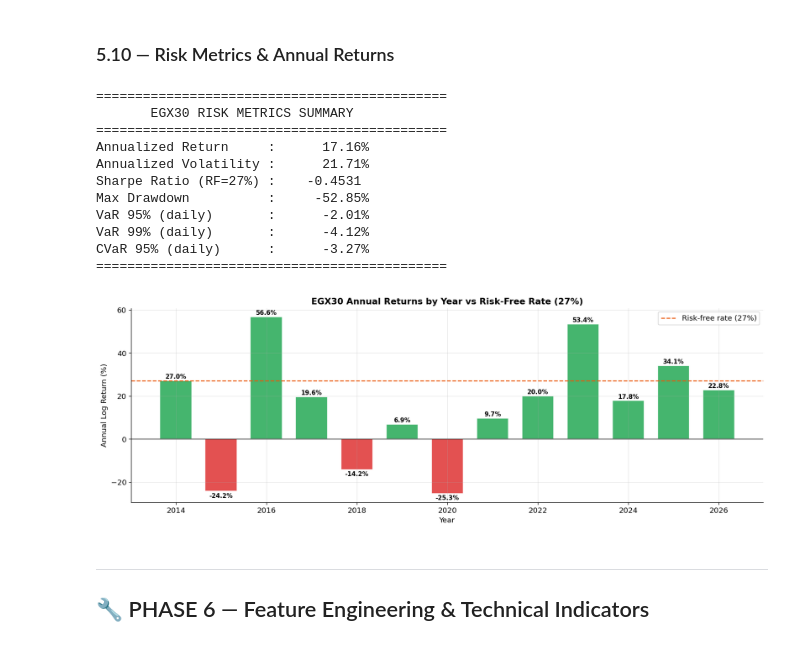
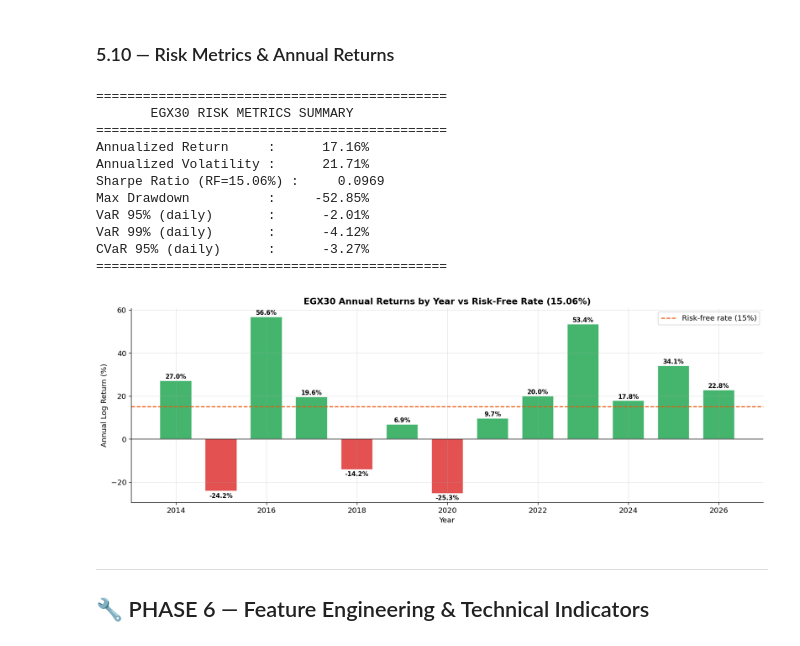
Before and after one commit to markraouf10/EGX30-Analysis, a Jupyter notebook: EGX30_Analysis.ipynb, the cells around one changed output. Cells and saved outputs as stored; diff of their text form; code cells hidden in the pictures.

Commit message:
Fix Sharpe ratio: RF updated from 27% to 15.06% avg CBE rate (2014-2025)

```diff
--- a/EGX30_Analysis.ipynb
+++ b/EGX30_Analysis.ipynb
@@ -603,8 +603,10 @@ plt.show()
 ### 5.10 — Risk Metrics & Annual Returns
 # %%
 # Sharpe ratio: risk-adjusted return above the risk-free rate
-# RF = 27% (Egyptian T-bill rate, approx average over analysis period)
-# Sharpe < 0 means EGX30 did not compensate investors for volatility
+# RF = 15.06% (Egyptian T-bill rate, approx average over analysis period)
+# Sharpe > 0 means EGX30 marginally outperformed T-bills on a risk-adjusted basis
+# however the premium is near-zero (+0.10), meaning the return barely compensated
+# investors for the volatility and drawdown risk taken
 # relative to simply holding T-bills — an honest and important finding
 # VaR: the loss threshold we expect NOT to breach on X% of trading days
 # CVaR (Expected Shortfall): average loss on days WORSE than VaR threshold
@@ -612,7 +614,7 @@ plt.show()
 
 annual_ret  = df['Log_Return'].mean()  * 252  * 100
 annual_vol  = df['Log_Return'].std()   * np.sqrt(252) * 100
-RF_ANNUAL   = 27.0  # Egyptian T-bill rate (approx average over analysis period)
+RF_ANNUAL = 15.06  # Average CBE overnight deposit rate 2014-2025
 sharpe      = (annual_ret - RF_ANNUAL) / annual_vol
 max_dd_val  = df['Drawdown'].min()
 var_95      = np.percentile(df['Log_Return'], 5)  * 100
@@ -624,7 +626,7 @@ print('       EGX30 RISK METRICS SUMMARY')
 print('='*45)
 print(f'Annualized Return     : {annual_ret:>10.2f}%')
 print(f'Annualized Volatility : {annual_vol:>10.2f}%')
-print(f'Sharpe Ratio (RF=27%) : {sharpe:>10.4f}')
+print(f'Sharpe Ratio (RF=15.06%) : {sharpe:>10.4f}')
 print(f'Max Drawdown          : {max_dd_val:>10.2f}%')
 print(f'VaR 95% (daily)       : {var_95:>10.2f}%')
 print(f'VaR 99% (daily)       : {var_99:>10.2f}%')
@@ -635,36 +637,36 @@ yearly = df['Log_Return'].resample('YE').sum() * 100
 yearly.index = yearly.index.year
 
 fig, ax = plt.subplots(figsize=(14, 5))
 colors_yr = [COLORS['green'] if v >= 0 else COLORS['red'] for v in yearly.values]
 bars = ax.bar(yearly.index, yearly.values,
               color=colors_yr, alpha=0.8, edgecolor='white', width=0.7)
 ax.axhline(0, color='black', linewidth=0.8)
 ax.axhline(RF_ANNUAL, color=COLORS['orange'], linewidth=1.5,
            linestyle='--', label=f'Risk-free rate ({RF_ANNUAL:.0f}%)')
 for bar, val in zip(bars, yearly.values):
     ax.text(bar.get_x()+bar.get_width()/2,
             val+(1 if val>=0 else -3),
             f'{val:.1f}%', ha='center', fontsize=9, fontweight='bold')
-ax.set_title('EGX30 Annual Returns by Year vs Risk-Free Rate (27%)', fontsize=13, fontweight='bold')
+ax.set_title('EGX30 Annual Returns by Year vs Risk-Free Rate (15.06%)', fontsize=13, fontweight='bold')
 ax.set_ylabel('Annual Log Return (%)')
 ax.set_xlabel('Year')
 ax.legend()
 plt.tight_layout()
 plt.savefig('10_annual_returns.png', dpi=150, bbox_inches='tight')
 plt.show()
 # %% [output]
 =============================================
        EGX30 RISK METRICS SUMMARY
 =============================================
 Annualized Return     :      17.16%
 Annualized Volatility :      21.71%
-Sharpe Ratio (RF=27%) :    -0.4531
+Sharpe Ratio (RF=15.06%) :     0.0969
 Max Drawdown          :     -52.85%
 VaR 95% (daily)       :      -2.01%
 VaR 99% (daily)       :      -4.12%
 CVaR 95% (daily)      :      -3.27%
 =============================================
-[figure, old version]
+[figure, new version]
 # %% [markdown]
 ---
 ## 🔧 PHASE 6 — Feature Engineering & Technical Indicators
```
Also changed, not shown: parts of 3 cells of this notebook, 5 other files.
